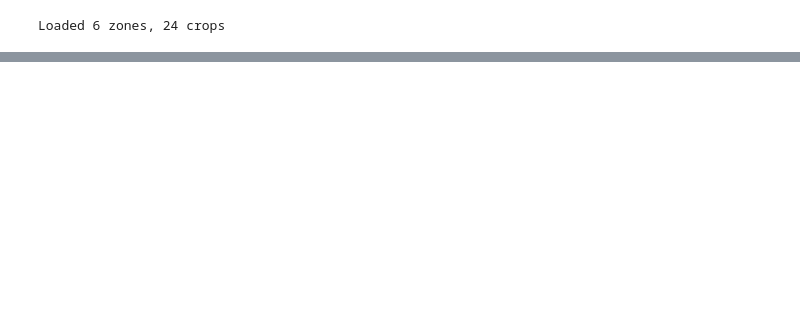
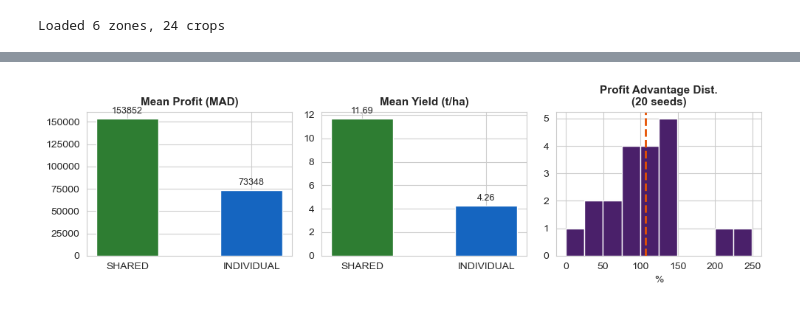
Before and after one commit to Salwa08/AgorAI, a Jupyter notebook: simulation.ipynb, the cells around one changed output, grey strips where cells are left out. Cells and saved outputs as stored; diff of their text form; code cells hidden in the pictures; blank space fills up the shorter version.

```diff
--- a/simulation.ipynb
+++ b/simulation.ipynb
@@ -975,0 +989,15 @@ Results saved to results/
+# %%
+def run_multi_seed(cfg, n_seeds=10):
+    results = []
+    for seed in range(n_seeds):
+        c = SIM_CONFIG(**{**cfg.__dict__, "random_seed": seed})
+        random.seed(seed); np.random.seed(seed)
+        _, df, _ = run_sim(c, verbose=False)
+        shared_p = df[df["strategy"]=="SHARED"]["mean_profit"].mean()
+        indiv_p = df[df["strategy"]=="INDIVIDUAL"]["mean_profit"].mean()
+        pct = (shared_p - indiv_p) / abs(indiv_p) * 100 if indiv_p != 0 else 0.0
+        results.append(pct)
+    return results
+
+pcts = run_multi_seed(cfg, n_seeds=20)
+print(f"Profit advantage: {np.mean(pcts):.1f}% ± {np.std(pcts):.1f}% (n=20 runs)")
@@ -975,0 +1022,31 @@ Results saved to results/
+# %%
+import matplotlib.pyplot as plt
+import matplotlib.patches as mpatches
+
+fig, axes = plt.subplots(1, 3, figsize=(10, 3))
+
+# KPI 1 - Profit bar
+strategies = ['SHARED', 'INDIVIDUAL']
+profits = [shared_avg, indiv_avg]
+bars = axes[0].bar(strategies, profits, color=['#2e7d32', '#1565c0'], width=0.5)
+axes[0].set_title('Mean Profit (MAD)', fontsize=11, fontweight='bold')
+axes[0].bar_label(bars, fmt='%.0f', padding=3, fontsize=9)
+
+# KPI 2 - Yield bar
+shared_yield = df[df["strategy"]=="SHARED"]["mean_yield"].mean()
+indiv_yield = df[df["strategy"]=="INDIVIDUAL"]["mean_yield"].mean()
+yields = [shared_yield, indiv_yield]
+bars2 = axes[1].bar(strategies, yields, color=['#2e7d32', '#1565c0'], width=0.5)
+axes[1].set_title('Mean Yield (t/ha)', fontsize=11, fontweight='bold')
+axes[1].bar_label(bars2, fmt='%.2f', padding=3, fontsize=9)
+
+# KPI 3 - Profit advantage over seeds
+axes[2].hist(pcts, bins=10, color='#4A206A', edgecolor='white')
+axes[2].axvline(x=np.mean(pcts), color='#e65100', linewidth=2, linestyle='--')
+axes[2].set_title('Profit Advantage Dist.\n(20 seeds)', fontsize=11, fontweight='bold')
+axes[2].set_xlabel('%')
+
+plt.tight_layout()
+plt.savefig('results/kpi_panel.png', dpi=200, bbox_inches='tight')
+# %% [output]
+[figure, added]
```
Also changed, not shown: parts of 12 cells of this notebook, 22 other files.
